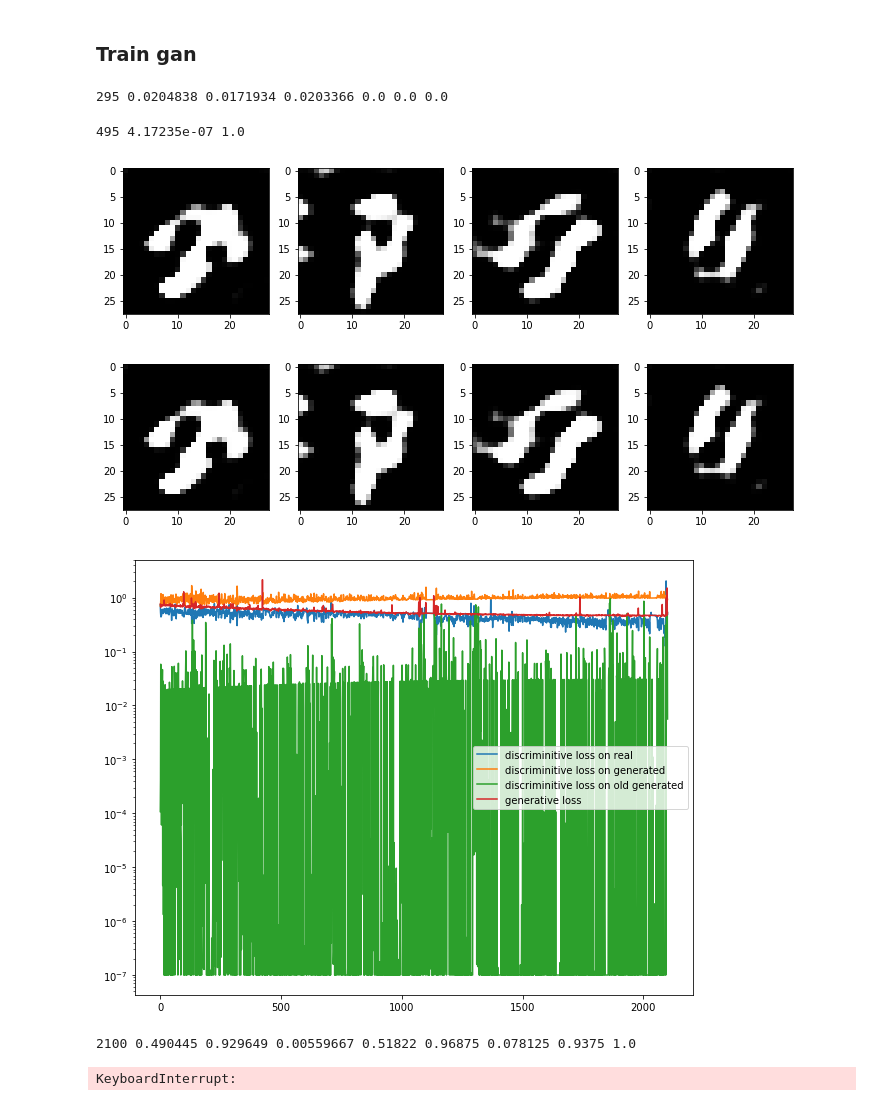
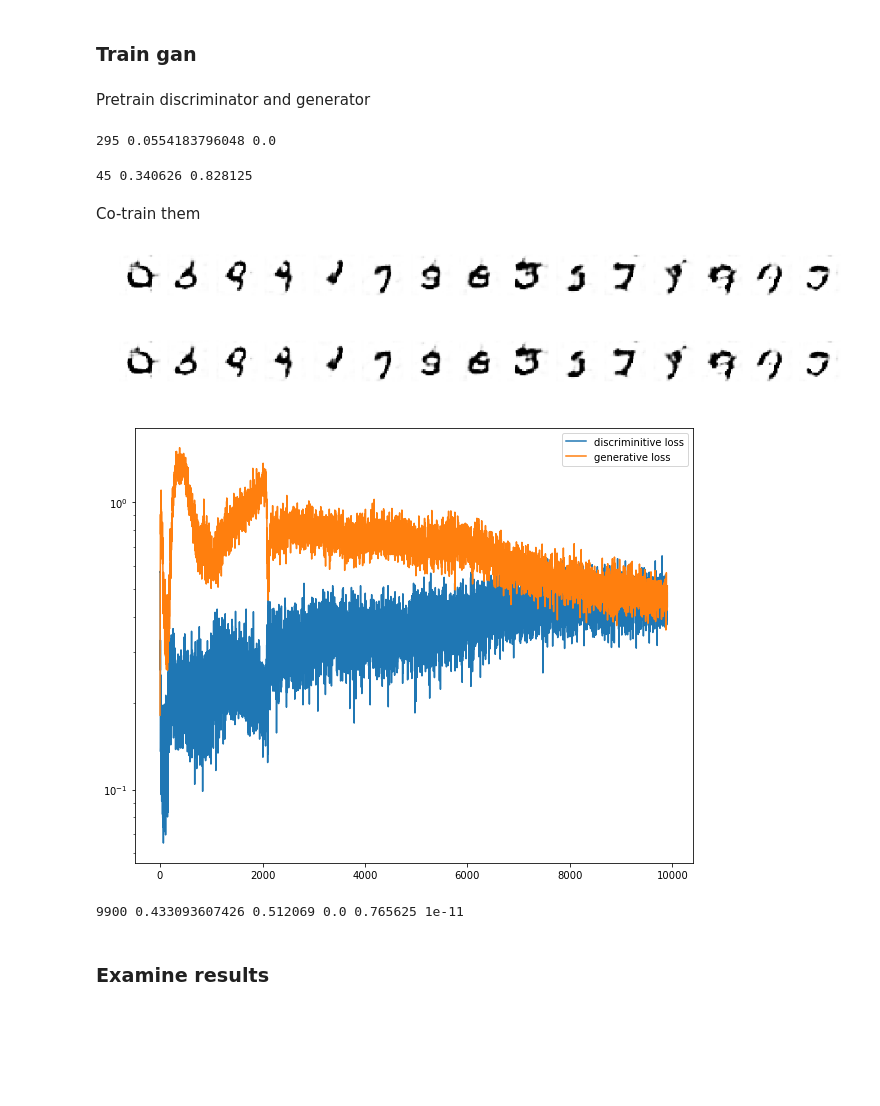
Before and after one commit to devill/keras_playground, a Jupyter notebook: my_notebooks/MNIST/gan_v1.ipynb, the cells around one changed output. Cells and saved outputs as stored; diff of their text form; code cells hidden in the pictures; blank space fills up the shorter version.

```diff
--- a/my_notebooks/MNIST/gan_v1.ipynb
+++ b/my_notebooks/MNIST/gan_v1.ipynb
@@ -41,8 +41,8 @@ class MNISTImages:
 
         X_train = X_train.astype('float32')
         X_test = X_test.astype('float32')
-        X_train = X_train/128 - 1
-        X_test = X_test/128 - 1
+        X_train = X_train/256
+        X_test = X_test/256
 
         self.train_input = X_train
         self.train_labels = self.to_categorical(y_train)
@@ -76,29 +75,33 @@ from keras.layers.convolutional import Conv2D, MaxPooling2D, ZeroPadding2D, Conv
 gen_mul = 20
 
 g_input = Input(shape=(100,))
-g = Dense(14*14*gen_mul*4, input_shape=(100,), kernel_initializer='glorot_normal')(g_input)
+g = Dense(7*7*gen_mul*4, input_shape=(100,), kernel_initializer='glorot_normal')(g_input)
 g = BatchNormalization()(g)
 g = LeakyReLU(0.2)(g)
-g = Reshape( [14, 14, gen_mul*4] )(g)
-g = Conv2D(gen_mul*2, (4, 4), padding="same", kernel_initializer='glorot_uniform')(g)
+g = Reshape( [7, 7, gen_mul*4] )(g)
+g = Conv2D(gen_mul*2, (5, 5), padding="same", kernel_initializer='glorot_uniform')(g)
+g = BatchNormalization(axis=3)(g)
+g = LeakyReLU(0.2)(g)
+g = UpSampling2D(size=(2, 2))(g)
+g = Conv2D(gen_mul*2, (7, 7), padding="same", kernel_initializer='glorot_uniform')(g)
 g = BatchNormalization(axis=3)(g)
 g = LeakyReLU(0.2)(g)
 #g = Conv2DTranspose(gen_mul, (5, 5),padding="same", strides=(2, 2))(g)
 g = UpSampling2D(size=(2, 2))(g)
-g = Conv2D(gen_mul, (4, 4), padding="same", kernel_initializer='glorot_uniform')(g)
+g = Conv2D(gen_mul, (7, 7), padding="same", kernel_initializer='glorot_uniform')(g)
 g = BatchNormalization(axis=3)(g)
 g = LeakyReLU(0.2)(g)
-g_output = Conv2D(1, (4, 4), activation="tanh", padding="same", kernel_initializer='glorot_uniform')(g)
+g_output = Conv2D(1, (7, 7), activation="sigmoid", padding="same", kernel_initializer='glorot_uniform')(g)
 
-disc_mul = 80
+disc_mul = 30
 
 d_input = Input(shape=(28,28,1))
 d = BatchNormalization(axis=3)(d_input)
-d = Conv2D(disc_mul*2, (3, 3), activation="relu", padding="same")(d)
-d = Conv2D(disc_mul*2, (3, 3), activation="relu", padding="same", strides=(2,2))(d)
+d = Conv2D(disc_mul*2, (7, 7), activation="relu", padding="same")(d)
+d = Conv2D(disc_mul*2, (5, 5), activation="relu", padding="same", strides=(2,2))(d)
 d = BatchNormalization(axis=3)(d)
 d = Dropout(0.1)(d)
-d = Conv2D(disc_mul, (3, 3), activation="relu", padding="same", strides=(2,2))(d)
+d = Conv2D(disc_mul, (5, 5), activation="relu", padding="same", strides=(2,2))(d)
 d = Dropout(0.2)(d)
 d = Flatten()(d)
 d = Dense(128, activation='relu')(d)
@@ -107,11 +110,11 @@ d = Dense(1)(d)
 d_output = Activation('sigmoid')(d)
 
 
-opt = Nadam(lr=1e-3)
-dopt = Nadam(lr=1e-3)
+opt = Nadam(lr=1e-5)
+dopt = Nadam(lr=1e-5)
 
 generator = Model(g_input,g_output)
-generator.compile(optimizer=opt, loss='mean_squared_error', metrics=['accuracy'])
+generator.compile(optimizer=opt, loss='binary_crossentropy', metrics=['accuracy'])
 
 discriminator = Model(d_input,d_output)
 discriminator.compile(optimizer=dopt, loss='binary_crossentropy', metrics=['accuracy'])
@@ -123,6 +126,6 @@ GAN.compile(optimizer=opt, loss='binary_crossentropy', metrics=['accuracy'])
 # %% [markdown]
 ### Let's see what the generator does by default
 # %%
-def get_random_input_for_generator(n):
-    return np.random.normal(0, 1, (n,100))
+def get_random_input_for_generator(n,div=1):
+    return np.random.normal(0, div, (n,100))
 # %%
@@ -139,2 +140,4 @@ fake_image_history = []
+# %%
+replay_images = []
 # %%
 from IPython import display
@@ -206,28 +276,33 @@ def train_gan(epochs=5000, batch_size=32):
+# %% [markdown]
+Pretrain discriminator and generator
 # %%
 for i in range(300):
-    dr_loss, dg_loss, dgo_loss = train_discriminator(32)
+    d_loss = train_discriminator_separately(32)
 
     if i%5 == 0:
         display.clear_output(wait=True)
-        print(i, dr_loss[0], dg_loss[0], dgo_loss[0], dr_loss[1], dg_loss[1], dgo_loss[1])
+        print(i, d_loss[0], d_loss[1])
 # %% [output]
-295 0.0204838 0.0171934 0.0203366 0.0 0.0 0.0
+295 0.0554183796048 0.0
 # %%
-for i in range(500):
+for i in range(50):
     g_loss = train_generator(32)
 
     if i%5 == 0:
         display.clear_output(wait=True)
         print(i, g_loss[0], g_loss[1])
 # %% [output]
-495 4.17235e-07 1.0
+45 0.340626 0.828125
+# %% [markdown]
+Co-train them
 # %%
-train_gan(epochs=5000, batch_size=32)
+train_gan(epochs=10000, batch_size=16)
 # %% [output]
-[figure, old version]
+[figure, new version]
-[figure, old version]
+[figure, new version]
-[figure, old version]
+[figure, new version]
-2100 0.490445 0.929649 0.00559667 0.51822 0.96875 0.078125 0.9375 1.0
+9900 0.433093607426 0.512069 0.0 0.765625 1e-11
-KeyboardInterrupt:
+# %% [markdown]
+### Examine results
 # %%
 get_generator_samples()
```
Also changed, not shown: parts of 21 cells of this notebook.
